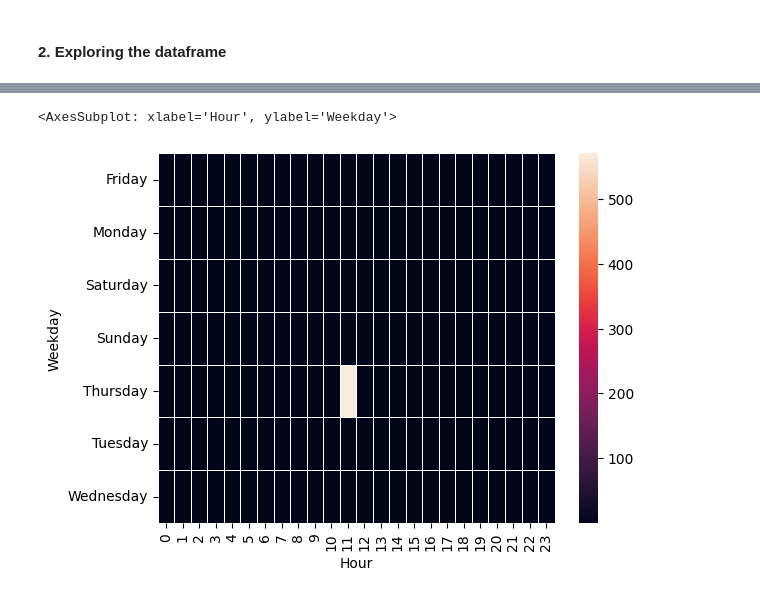
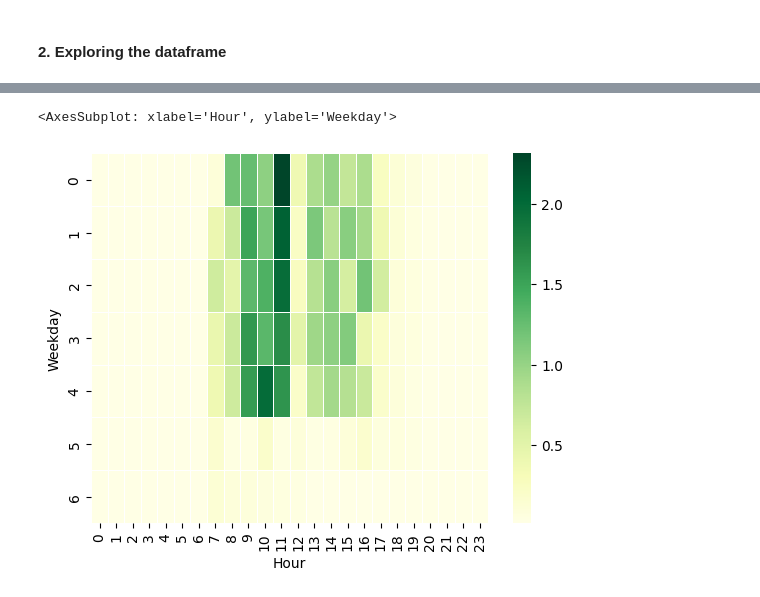
Before and after one commit to gerardocipriano/coffe-machine-heatmap, a Jupyter notebook: coffee_machine_heatmap.ipynb, the cells around one changed output, grey strips where cells are left out. Drawn from its saved outputs; the diff is of its cells as text; code cells hidden in the pictures.

```diff
--- a/coffee_machine_heatmap.ipynb
+++ b/coffee_machine_heatmap.ipynb
@@ -80,4 +80,7 @@ df['DeltaEnergy'].plot()
 # %%
-df = df.resample('H').sum()
+df = df.resample('H', on='Date').agg({'DeltaEnergy': 'sum'}).reset_index()
+
+
+
 df['DeltaEnergy'].plot()
 # %% [output]
@@ -86,13 +105,12 @@ df['DeltaEnergy'].plot()
 # %%
-df = df.reset_index()
+
+
 df["Hour"] = df["Date"].dt.hour
 df["Weekday"] = df["Date"].dt.weekday
-weekday_names = ["Monday", "Tuesday", "Wednesday", "Thursday", "Friday", "Saturday", "Sunday"]
-df["Weekday"] = df["Weekday"].apply(lambda x: weekday_names[x])
+
 df = df.drop(columns=['Date'])
-df = df.drop(columns=['Energy'])
 # %%
-df = df.groupby(['Weekday', 'Hour']).sum()
+df = df.groupby(['Weekday', 'Hour']).mean()
 df
 # %% [output]
 |  |  | DeltaEnergy |
@@ -113,7 +131,6 @@ df
 df = df.unstack()
 # %%
 df.columns = df.columns.droplevel(0)
-df = df.drop_duplicates()
 df
 # %% [output]
 | Hour | 0 | 1 | 2 | 3 | 4 | 5 | 6 | 7 | 8 | 9 | ... | ... |
@@ -128,7 +145,7 @@ df
 7 rows × 24 columns
 # %%
 import seaborn as sns
-sns.heatmap(df, linewidths=.5)
+sns.heatmap(df, cmap="YlGn", linewidths=.5)
 # %% [output]
 <AxesSubplot: xlabel='Hour', ylabel='Weekday'>
-[figure, old version]
+[figure, new version]
```
Also changed, not shown: parts of 11 cells of this notebook.
